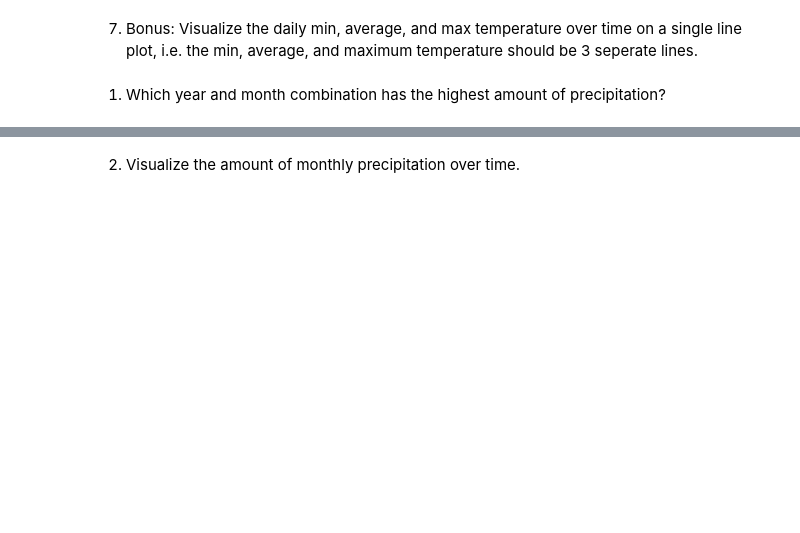
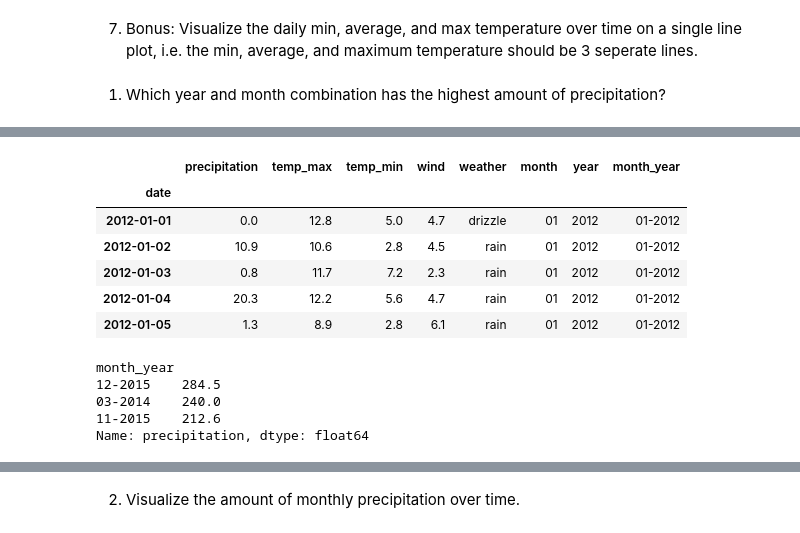
Before and after one commit to Jason-R-Turner/time-series-exercises, a Jupyter notebook: time_series_data.ipynb, the cells around one changed output, grey strips where cells are left out. Drawn from its saved outputs; the diff is of its cells as text; code cells hidden in the pictures; blank space fills up the shorter version.

```diff
--- a/time_series_data.ipynb
+++ b/time_series_data.ipynb
@@ -338,0 +475,21 @@ Length: 365, dtype: float64
+# %%
+# Creates a column for the different month/year combinations from the date_time index
+rain['month_year'] = rain.index.strftime('%m-%Y')
+rain.head()
+# %% [output]
+|  | precipitation | temp_max | temp_min | wind | weather | month | year | month_year |
+| date |  |  |  |  |  |  |  |  |
+| 2012-01-01 | 0.0 | 12.8 | 5.0 | 4.7 | drizzle | 01 | 2012 | 01-2012 |
+| 2012-01-02 | 10.9 | 10.6 | 2.8 | 4.5 | rain | 01 | 2012 | 01-2012 |
+| 2012-01-03 | 0.8 | 11.7 | 7.2 | 2.3 | rain | 01 | 2012 | 01-2012 |
+| 2012-01-04 | 20.3 | 12.2 | 5.6 | 4.7 | rain | 01 | 2012 | 01-2012 |
+| 2012-01-05 | 1.3 | 8.9 | 2.8 | 6.1 | rain | 01 | 2012 | 01-2012 |
+# %%
+# Groups the month/year combinations by total precipitation sum in descending order
+rain.groupby(['month_year']).precipitation.sum().sort_values(ascending = False).head(3)
+# %% [output]
+month_year
+12-2015    284.5
+03-2014    240.0
+11-2015    212.6
+Name: precipitation, dtype: float64
```
Also changed, not shown: parts of 17 cells of this notebook.
